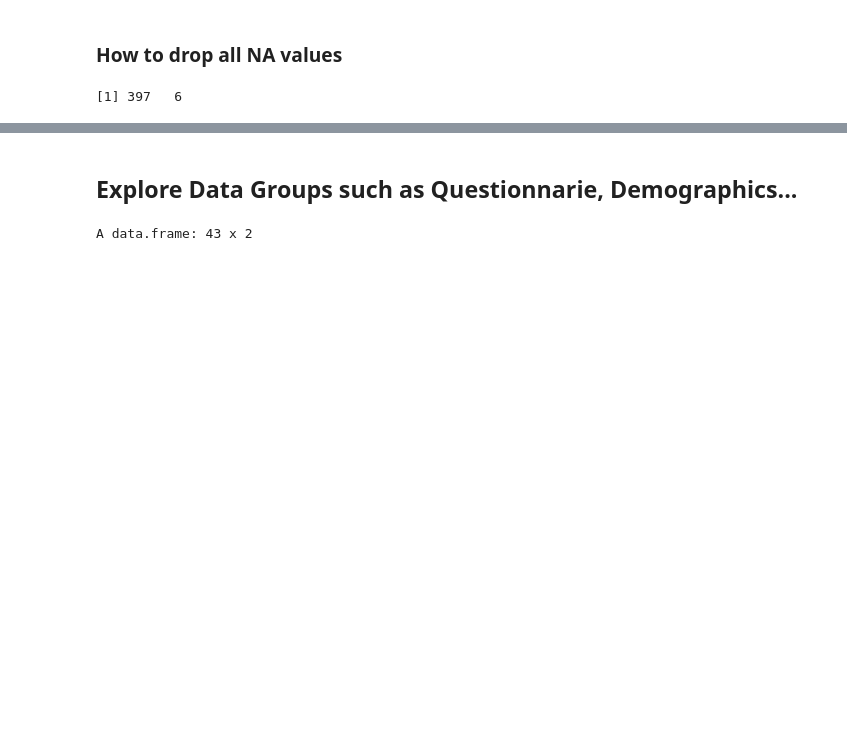
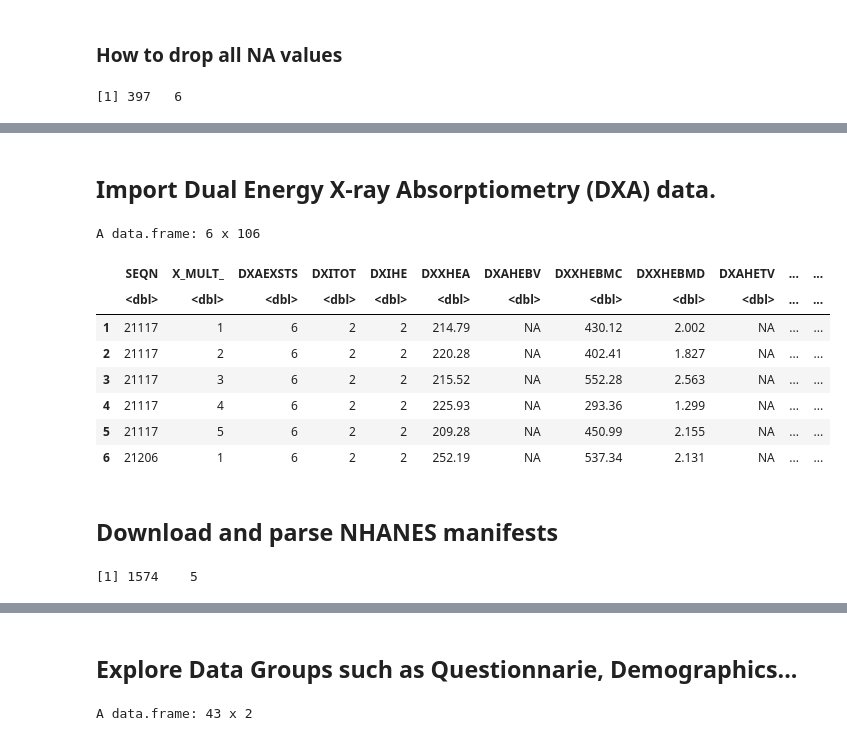
Before and after one commit to silvano315/Med-Physics, a Jupyter notebook: notebooks/NHANES_analysis.ipynb, the cells around one changed output, grey strips where cells are left out. Cells and saved outputs as stored; diff of their text form; code cells hidden in the pictures; blank space fills up the shorter version.

```diff
--- a/notebooks/NHANES_analysis.ipynb
+++ b/notebooks/NHANES_analysis.ipynb
@@ -99,0 +194,22 @@ dim(DF_filtered)
+# %% [markdown]
+## Import Dual Energy X-ray Absorptiometry (DXA) data.
+# %%
+dxa_c_s <- nhanesDXA(2003, suppl=TRUE)
+head(dxa_c_s)
+# %% [output]
+A data.frame: 6 x 106
+|  | SEQN | X_MULT_ | DXAEXSTS | DXITOT | DXIHE | DXXHEA | DXAHEBV | DXXHEBMC | DXXHEBMD | DXAHETV | ... | ... |
+|  | <dbl> | <dbl> | <dbl> | <dbl> | <dbl> | <dbl> | <dbl> | <dbl> | <dbl> | <dbl> | ... | ... |
+| 1 | 21117 | 1 | 6 | 2 | 2 | 214.79 | NA | 430.12 | 2.002 | NA | ... | ... |
+| 2 | 21117 | 2 | 6 | 2 | 2 | 220.28 | NA | 402.41 | 1.827 | NA | ... | ... |
+| 3 | 21117 | 3 | 6 | 2 | 2 | 215.52 | NA | 552.28 | 2.563 | NA | ... | ... |
+| 4 | 21117 | 4 | 6 | 2 | 2 | 225.93 | NA | 293.36 | 1.299 | NA | ... | ... |
+| 5 | 21117 | 5 | 6 | 2 | 2 | 209.28 | NA | 450.99 | 2.155 | NA | ... | ... |
+| 6 | 21206 | 1 | 6 | 2 | 2 | 252.19 | NA | 537.34 | 2.131 | NA | ... | ... |
+# %% [markdown]
+## Download and parse NHANES manifests
+# %%
+manifest <- nhanesManifest(sizes = FALSE)
+dim(manifest)
+# %% [output]
+[1] 1574    5
```
Also changed, not shown: parts of 24 cells of this notebook.
